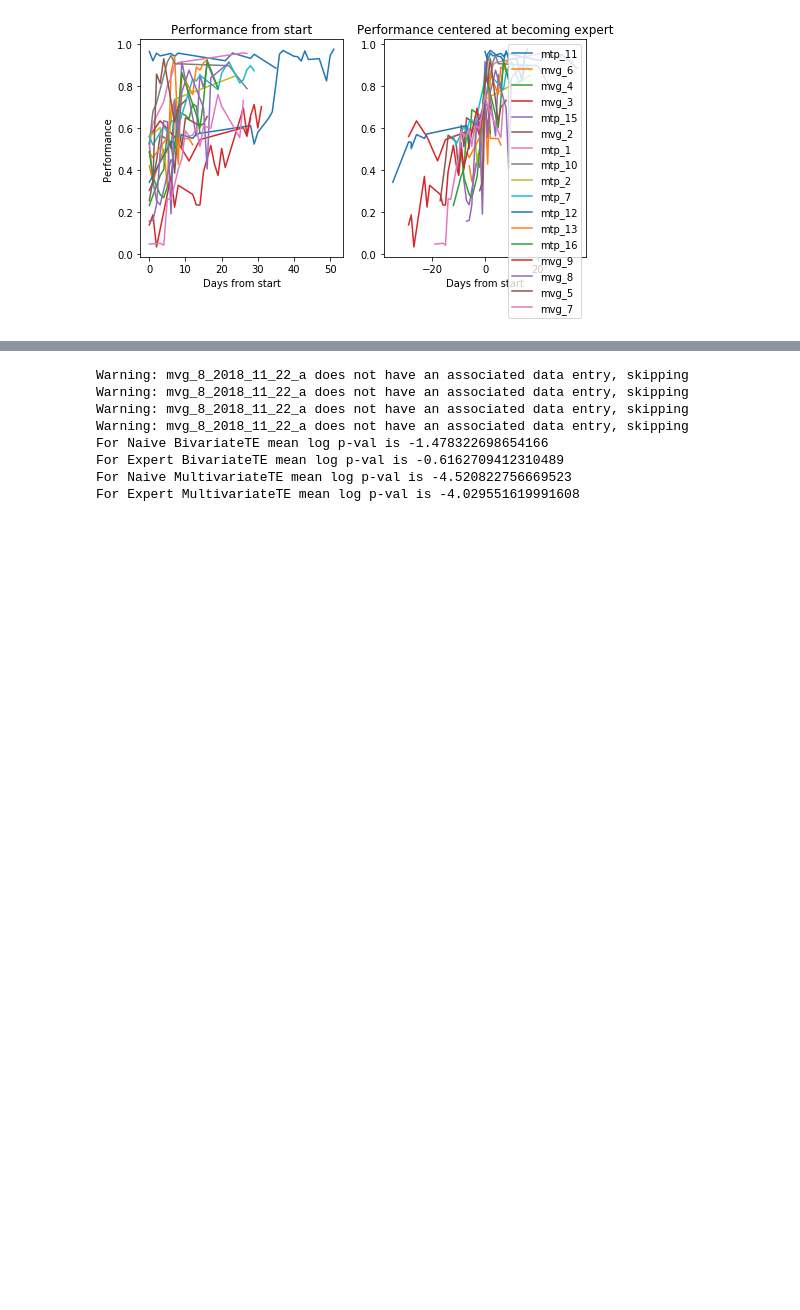
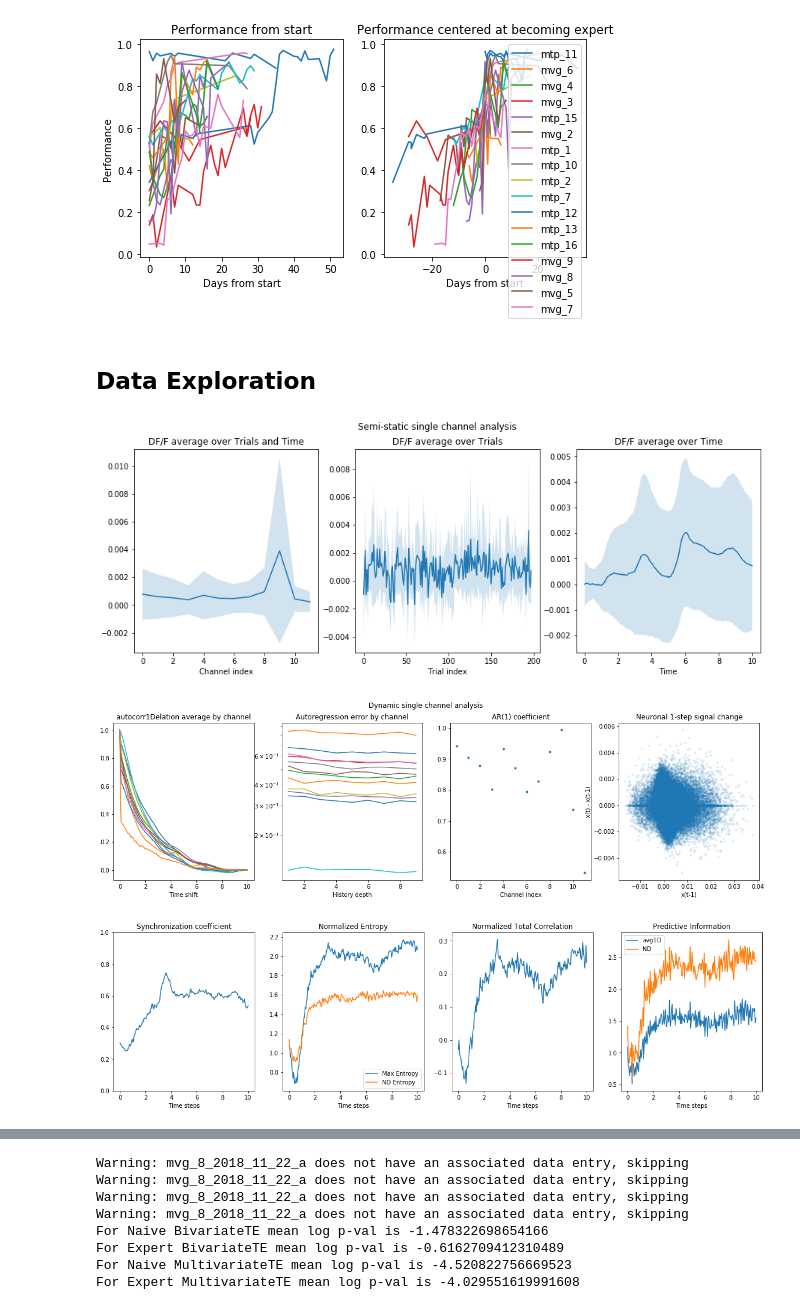
Before and after one commit to aleksejs-fomins/mesoscopic-functional-connectivity, a Jupyter notebook: codes/analysis_real/yaro_result/analysis-behavioural-neural.ipynb, the cells around one changed output, grey strips where cells are left out. Saved outputs shown, nothing was run; the diff lists cells and outputs as text; code cells hidden in the pictures; blank space fills up the shorter version.

Commit message:
much analysis

```diff
--- a/codes/analysis_real/yaro_result/analysis-behavioural-neural.ipynb
+++ b/codes/analysis_real/yaro_result/analysis-behavioural-neural.ipynb
@@ -47,7 +48,7 @@ params['root_path_data']  = gui_fpath("Path to data collection",  './')
 #params['root_path_paw']   = gui_fpath("Path to Paw data",         params['root_path_data'])
 #params['root_path_lick']  = gui_fpath("Path to Lick data",        params['root_path_paw'])
 #params['root_path_whisk'] = gui_fpath("Path to Whisk Data",       params['root_path_lick'])
-params['root_path_te']    = gui_fpath("Select TE results folder", params['root_path_data'])
+#params['root_path_te']    = gui_fpath("Select TE results folder", params['root_path_data'])
 # %%
 dataDB = DataFCDatabase(params)
 # %% [output]
@@ -99,4 +98,31 @@ dataDB.mark_days_expert_naive(pTHR)
 data_plots_db.plot_performance_by_days(dataDB)
 # %% [output]
 [figure]
+# %% [markdown]
+## Data Exploration
+# %%
+FPS = 20
+dataThis = dataDB.dataNeuronal[0]
+
+fig, ax = plt.subplots(ncols=3, figsize=(15, 5))
+fig.suptitle("Semi-static single channel analysis")
+data_plots.plot_mean_variance_bychannel(ax[0], dataThis)
+data_plots.plot_mean_variance_bytrial(ax[1],dataThis)
+data_plots.plot_mean_variance_bytime(ax[2], dataThis, fps=FPS)
+
+fig, ax = plt.subplots(ncols=4, figsize=(20, 5))
+fig.suptitle("Dynamic single channel analysis")
+data_plots.plot_autocorrelation_bychannel(ax[0], dataThis, fps=FPS, withFill=False)
+data_plots.plot_ar(ax[1], ax[2], dataThis, histMax=10, fps=FPS)
+data_plots.plot_fit_gamma(ax[3], dataThis)
+
+fig, ax = plt.subplots(ncols=4, figsize=(20, 5))
+data_plots.plot_mean_correlation_bytime(ax[0], dataThis, fps=FPS)
+data_plots.plot_entropy_ND_bytime(ax[1], ax[2], ax[3], dataThis, fps=FPS)
+
+plt.show()
+# %% [output]
+[figure, added]
+[figure, added]
+[figure, added]
 # %% [markdown]
```
Also changed, not shown: parts of 4 cells of this notebook, 4 other files.
